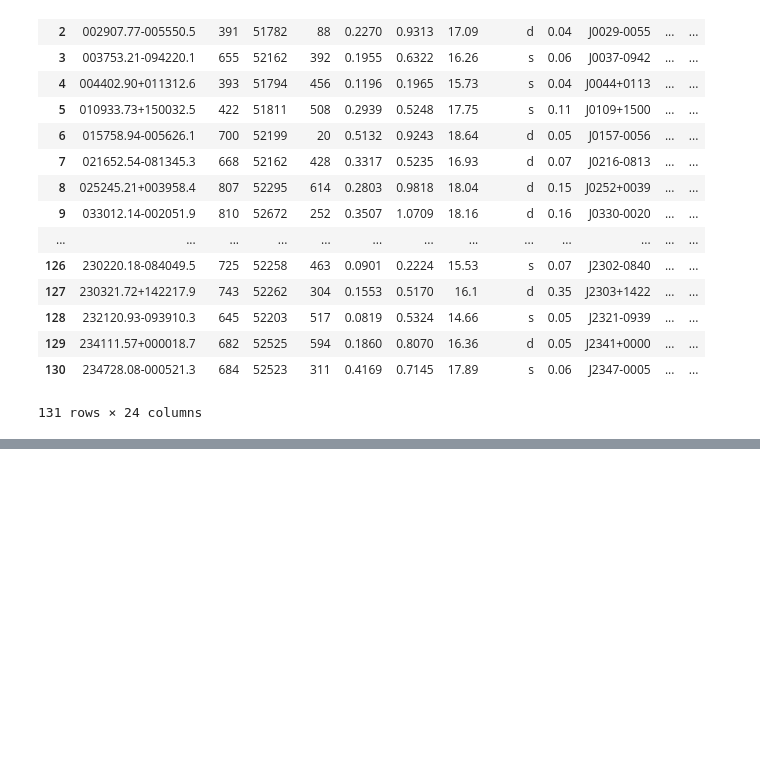
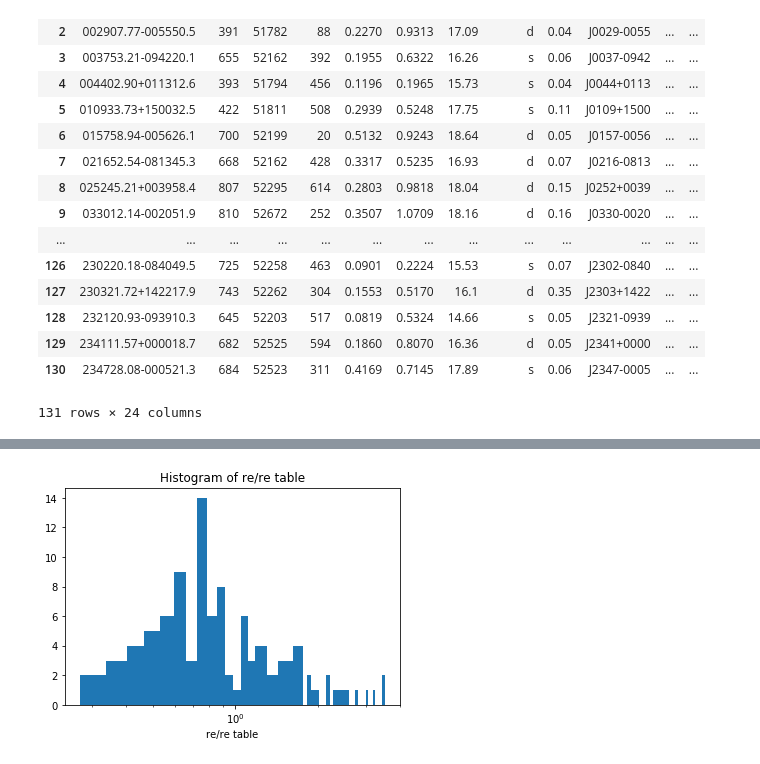
Before and after one commit to JimenaGonzalez/Simulations-Double-Source-Gravitational-Lensing, a Jupyter notebook: Fundamental Plane.ipynb, the cells around one changed output, grey strips where cells are left out. Cells and saved outputs as stored; diff of their text form; code cells hidden in the pictures; blank space fills up the shorter version.

```diff
--- a/Fundamental Plane.ipynb
+++ b/Fundamental Plane.ipynb
@@ -135,0 +149,8 @@ new_data
+# %%
+plt.xscale('log')
+plt.title('Histogram of re/re table')
+plt.xlabel('re/re table')
+plt.hist(re_histogram, bins = 50)
+plt.show()
+# %% [output]
+[figure, added]
```
Also changed, not shown: parts of 3 cells of this notebook.
